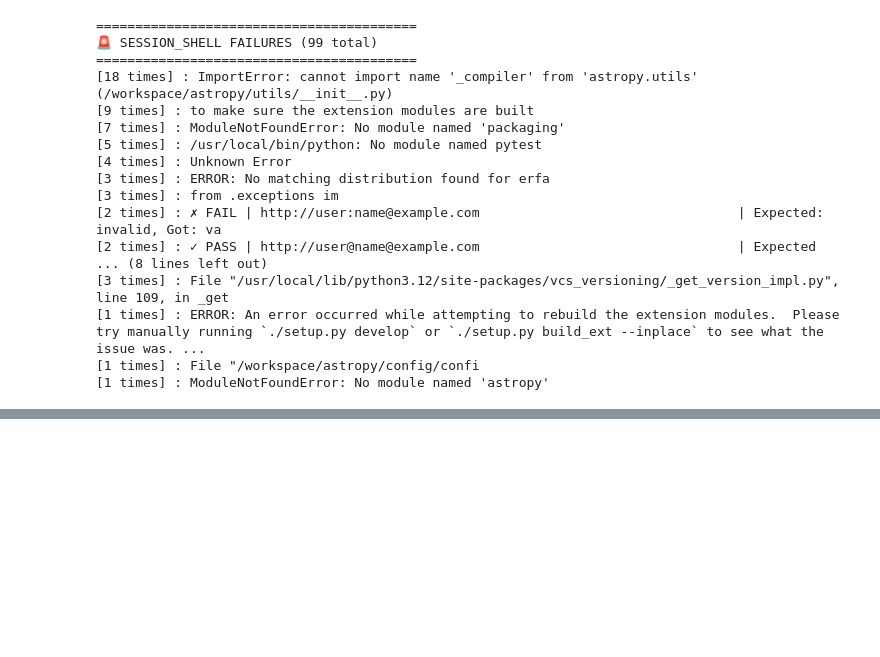
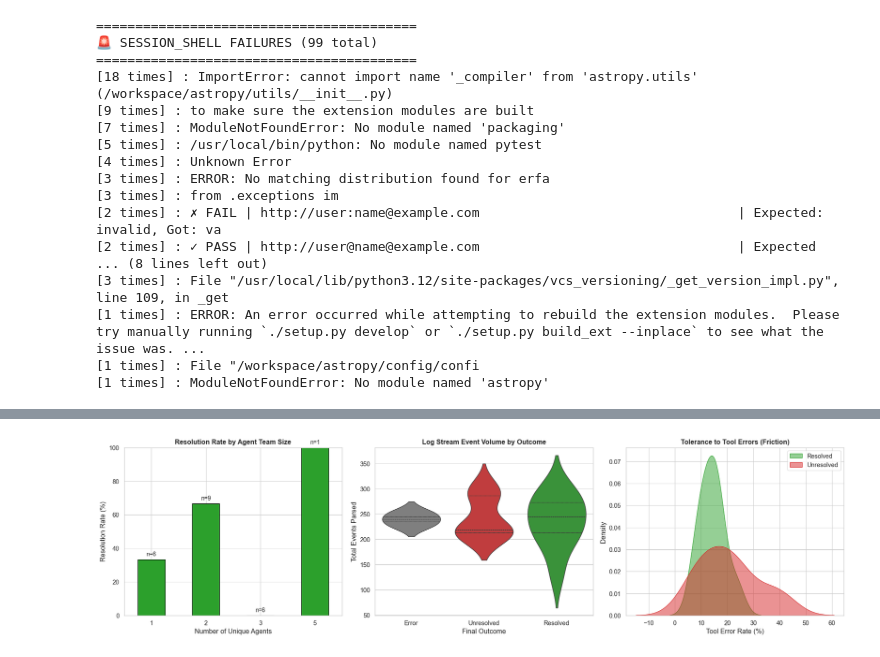
Before and after one commit to qzyu999/ContainerClaw, a Jupyter notebook: notebooks/swe_bench_smoke_test.ipynb, the cells around one changed output, grey strips where cells are left out. Drawn from its saved outputs; the diff is of its cells as text; code cells hidden in the pictures; blank space fills up the shorter version.

Commit message:
feat: Add eval results and notebook plots

```diff
--- a/notebooks/swe_bench_smoke_test.ipynb
+++ b/notebooks/swe_bench_smoke_test.ipynb
@@ -725,0 +962,85 @@ for tool in target_tools:
+# %%
+import pandas as pd
+import matplotlib.pyplot as plt
+import seaborn as sns
+import numpy as np
+
+# Ensure plots render inline
+%matplotlib inline
+
+# Set seaborn style for academic papers
+sns.set_theme(style="whitegrid", context="paper", font_scale=1.2)
+
+# Ensure df is loaded from the previous steps
+# Filter out 'Unknown' or 'Empty Patch' for cleaner binary analysis
+df_paper = df[df['resolution_status'].isin(['Resolved', 'Unresolved', 'Error'])].copy()
+
+fig = plt.figure(figsize=(18, 5))
+
+# --- PLOT 1: Collaboration Efficacy (Win Rate by Team Size) ---
+ax1 = plt.subplot(1, 3, 1)
+
+# Calculate win rates per team size
+team_stats = df_paper.groupby(['unique_agents', 'resolution_status']).size().unstack(fill_value=0)
+if 'Resolved' not in team_stats: team_stats['Resolved'] = 0
+team_totals = team_stats.sum(axis=1)
+win_rates = (team_stats['Resolved'] / team_totals) * 100
+
+# Bar plot
+win_rates.plot(kind='bar', color='#2ca02c', ax=ax1, edgecolor='black')
+ax1.set_title('Resolution Rate by Agent Team Size', fontweight='bold')
+ax1.set_xlabel('Number of Unique Agents')
+ax1.set_ylabel('Resolution Rate (%)')
+ax1.set_ylim(0, 100)
+plt.xticks(rotation=0)
+
+# Add N= annotations
+for i, (idx, rate) in enumerate(win_rates.items()):
+    ax1.text(i, rate + 2, f"n={team_totals[idx]}", ha='center', fontsize=10)
+
+
+# --- PLOT 2: Event Churn (Violin Plot) ---
+ax2 = plt.subplot(1, 3, 2)
+sns.violinplot(
+    data=df_paper,
+    x='resolution_status',
+    y='total_events_parsed',
+    palette={'Resolved': '#2ca02c', 'Unresolved': '#d62728', 'Error': '#7f7f7f'},
+    inner='quartile',
+    ax=ax2
+)
+ax2.set_title('Log Stream Event Volume by Outcome', fontweight='bold')
+ax2.set_xlabel('Final Outcome')
+ax2.set_ylabel('Total Events Parsed')
+
+
+# --- PLOT 3: Container Friction (KDE Density Plot) ---
+ax3 = plt.subplot(1, 3, 3)
+
+sns.kdeplot(
+    data=df_paper[df_paper['resolution_status'] == 'Resolved'],
+    x='tool_error_rate_%',
+    fill=True,
+    color='#2ca02c',
+    label='Resolved',
+    alpha=0.5,
+    ax=ax3
+)
+sns.kdeplot(
+    data=df_paper[df_paper['resolution_status'] == 'Unresolved'],
+    x='tool_error_rate_%',
+    fill=True,
+    color='#d62728',
+    label='Unresolved',
+    alpha=0.5,
+    ax=ax3
+)
+
+ax3.set_title('Tolerance to Tool Errors (Friction)', fontweight='bold')
+ax3.set_xlabel('Tool Error Rate (%)')
+ax3.set_ylabel('Density')
+ax3.legend()
+
+plt.tight_layout()
+plt.show()
+# %% [output]
@@ -725,0 +1050 @@ for tool in target_tools:
+[figure, added]
```
Also changed, not shown: parts of 12 cells of this notebook, 1 other file.
